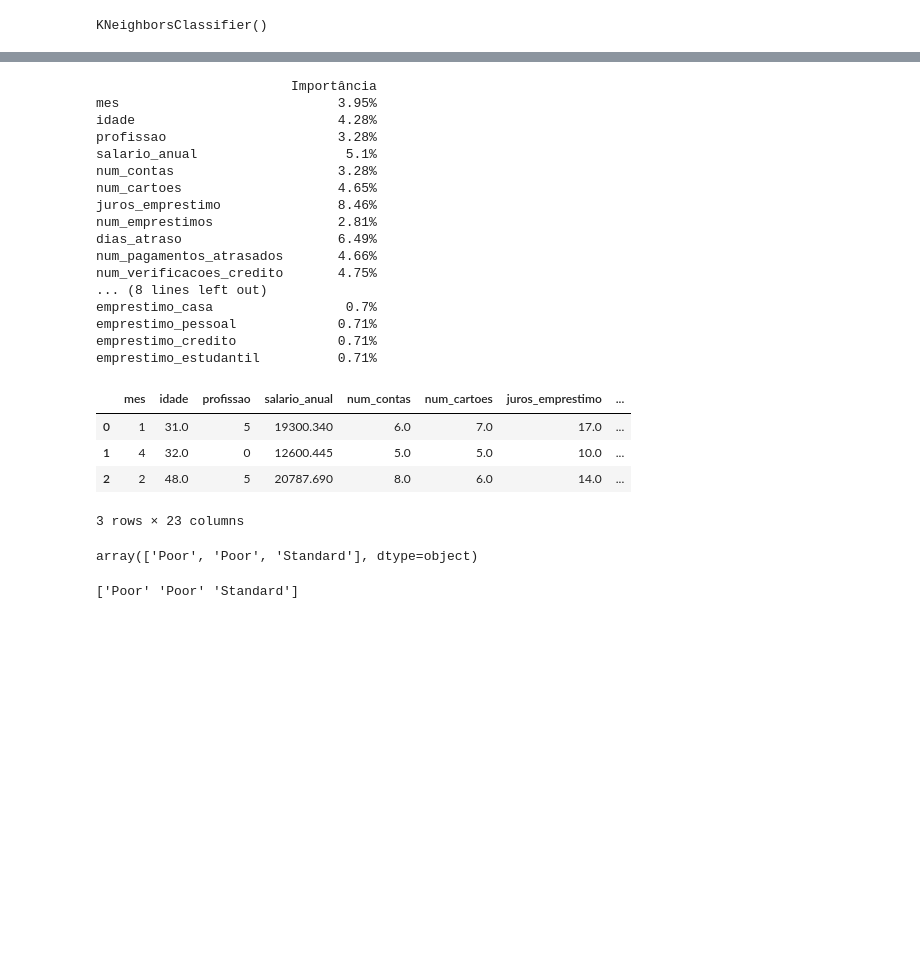
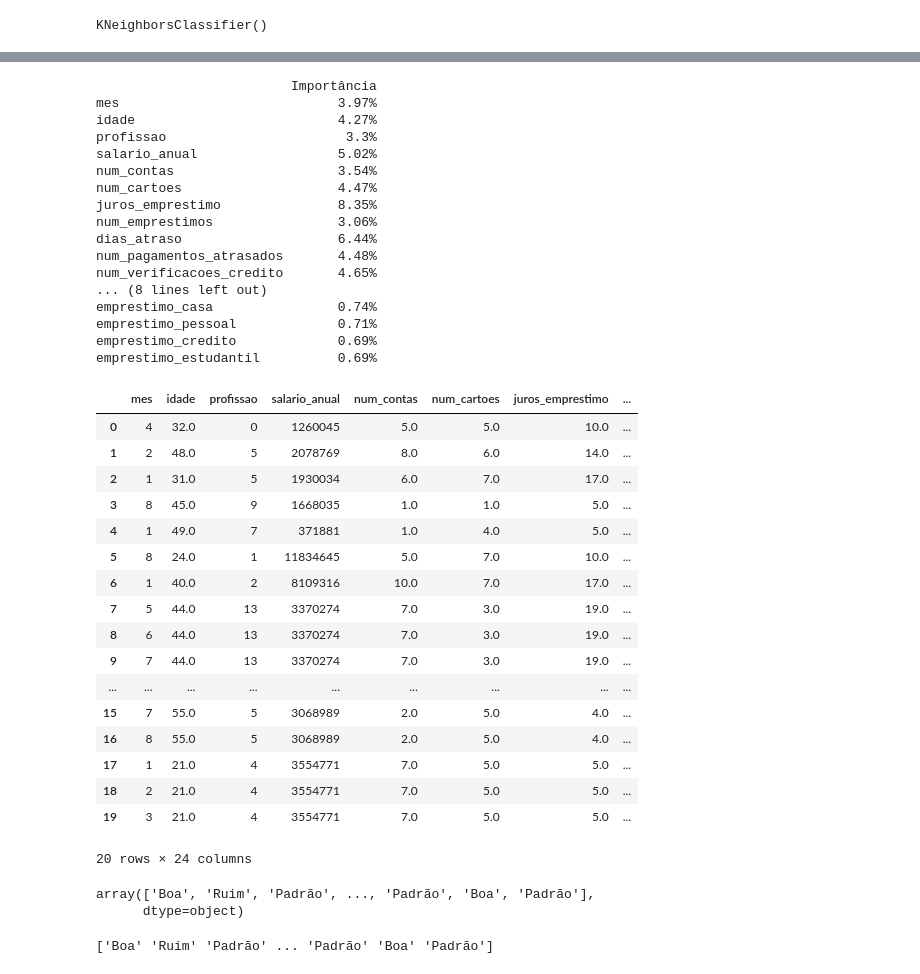
Before and after one commit to lsouzadasilva/classificacao_score_credito_machine_learning_ia, a Jupyter notebook: explicações.ipynb, the cells around one changed output, grey strips where cells are left out. Drawn from its saved outputs; the diff is of its cells as text; code cells hidden in the pictures; blank space fills up the shorter version.

```diff
--- a/explicações.ipynb
+++ b/explicações.ipynb
@@ -14,7 +14,9 @@ Arquivos da aula: https://drive.google.com/drive/folders/1FbDqVq4XLvU85VBlVIMJ73
 # Passo 1 - Importar a base de dados
 import pandas as pd
 
-tabela = pd.read_csv("clientes.csv")
+data_url = "https://raw.githubusercontent.com/lsouzadasilva/datasets/main/clientes.xlsx"
+
+tabela = pd.read_excel(data_url, sheet_name=0)
 
 display(tabela)
 
@@ -108,7 +141,7 @@ display(df_treino.info())
 y = tabela["score_credito"]
 
 # x -> as colunas da base de dados que eu vou usar pra fazer a previsão
-x = tabela.drop(columns=["score_credito", "id_cliente"])
+x = tabela.drop(columns=["score_credito"])
 # pega toda a coluna excluindo scorr_credito e id_cliente
 # para selecionar uma coluna columns='score_credito', para varias
 # columns=['core_credito', 'id_cliente']
@@ -162,54 +209,68 @@ importancia = importancia * 100
 print(importancia.round(2).astype(str) + "%")
 # %% [output]
                          Importância
-mes                            3.95%
-idade                          4.28%
-profissao                      3.28%
-salario_anual                   5.1%
-num_contas                     3.28%
-num_cartoes                    4.65%
-juros_emprestimo               8.46%
-num_emprestimos                2.81%
-dias_atraso                    6.49%
-num_pagamentos_atrasados       4.66%
-num_verificacoes_credito       4.75%
+mes                            3.97%
+idade                          4.27%
+profissao                       3.3%
+salario_anual                  5.02%
+num_contas                     3.54%
+num_cartoes                    4.47%
+juros_emprestimo               8.35%
+num_emprestimos                3.06%
+dias_atraso                    6.44%
+num_pagamentos_atrasados       4.48%
+num_verificacoes_credito       4.65%
 ... (8 lines left out)
-emprestimo_casa                 0.7%
+emprestimo_casa                0.74%
 emprestimo_pessoal             0.71%
-emprestimo_credito             0.71%
-emprestimo_estudantil          0.71%
+emprestimo_credito             0.69%
+emprestimo_estudantil          0.69%
 # %%
 # Passo 5 - Usar o melhor modelo para fazer previsão de novos clientes
 # melhor modelo é o modelo_arvoredecisao 82% de precisão
 
 # importar os novos clientes para fazer a previsao
-tabela_novos_clientes = pd.read_csv("novos_clientes.csv")
+tabela_novos_clientes = pd.read_excel(data_url, sheet_name=1)
 
 # profissao
 tabela_novos_clientes["profissao"] = codificador_profissao.transform(
     tabela_novos_clientes["profissao"])
 # Usando um codifcador ja criado no inicio
 
 
 # mix_credito
 tabela_novos_clientes["mix_credito"] = codificador_credito.transform(
     tabela_novos_clientes["mix_credito"])
 
 # comportamento_pagamento
 tabela_novos_clientes["comportamento_pagamento"] = codificador_pagamento.transform(
     tabela_novos_clientes["comportamento_pagamento"])
 
 
 display(tabela_novos_clientes)
 
-nova_previsao = modelo_arvoredecisao.predict(tabela_novos_clientes)
+nova_previsao = modelo_arvoredecisao.predict(x_teste)
 display(nova_previsao)
 print(nova_previsao)
 # %% [output]
 |  | mes | idade | profissao | salario_anual | num_contas | num_cartoes | juros_emprestimo | ... |
-| 0 | 1 | 31.0 | 5 | 19300.340 | 6.0 | 7.0 | 17.0 | ... |
-| 1 | 4 | 32.0 | 0 | 12600.445 | 5.0 | 5.0 | 10.0 | ... |
-| 2 | 2 | 48.0 | 5 | 20787.690 | 8.0 | 6.0 | 14.0 | ... |
+| 0 | 4 | 32.0 | 0 | 1260045 | 5.0 | 5.0 | 10.0 | ... |
+| 1 | 2 | 48.0 | 5 | 2078769 | 8.0 | 6.0 | 14.0 | ... |
+| 2 | 1 | 31.0 | 5 | 1930034 | 6.0 | 7.0 | 17.0 | ... |
+| 3 | 8 | 45.0 | 9 | 1668035 | 1.0 | 1.0 | 5.0 | ... |
+| 4 | 1 | 49.0 | 7 | 371881 | 1.0 | 4.0 | 5.0 | ... |
+| 5 | 8 | 24.0 | 1 | 11834645 | 5.0 | 7.0 | 10.0 | ... |
+| 6 | 1 | 40.0 | 2 | 8109316 | 10.0 | 7.0 | 17.0 | ... |
+| 7 | 5 | 44.0 | 13 | 3370274 | 7.0 | 3.0 | 19.0 | ... |
+| 8 | 6 | 44.0 | 13 | 3370274 | 7.0 | 3.0 | 19.0 | ... |
+| 9 | 7 | 44.0 | 13 | 3370274 | 7.0 | 3.0 | 19.0 | ... |
+| ... | ... | ... | ... | ... | ... | ... | ... | ... |
+| 15 | 7 | 55.0 | 5 | 3068989 | 2.0 | 5.0 | 4.0 | ... |
+| 16 | 8 | 55.0 | 5 | 3068989 | 2.0 | 5.0 | 4.0 | ... |
+| 17 | 1 | 21.0 | 4 | 3554771 | 7.0 | 5.0 | 5.0 | ... |
+| 18 | 2 | 21.0 | 4 | 3554771 | 7.0 | 5.0 | 5.0 | ... |
+| 19 | 3 | 21.0 | 4 | 3554771 | 7.0 | 5.0 | 5.0 | ... |
-3 rows × 23 columns
+20 rows × 24 columns
-array(['Poor', 'Poor', 'Standard'], dtype=object)
+array(['Boa', 'Ruim', 'Padrão', ..., 'Padrão', 'Boa', 'Padrão'],
+      dtype=object)
-['Poor' 'Poor' 'Standard']
+['Boa' 'Ruim' 'Padrão' ... 'Padrão' 'Boa' 'Padrão']
```
Also changed, not shown: parts of 4 cells of this notebook.
